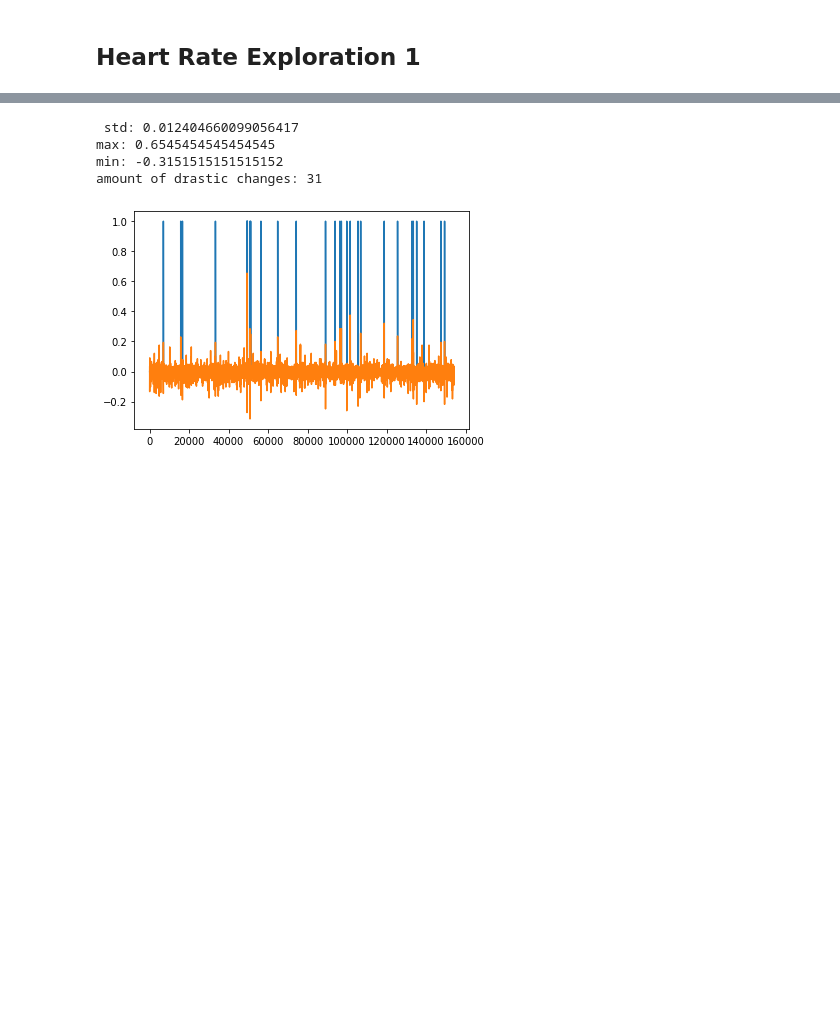
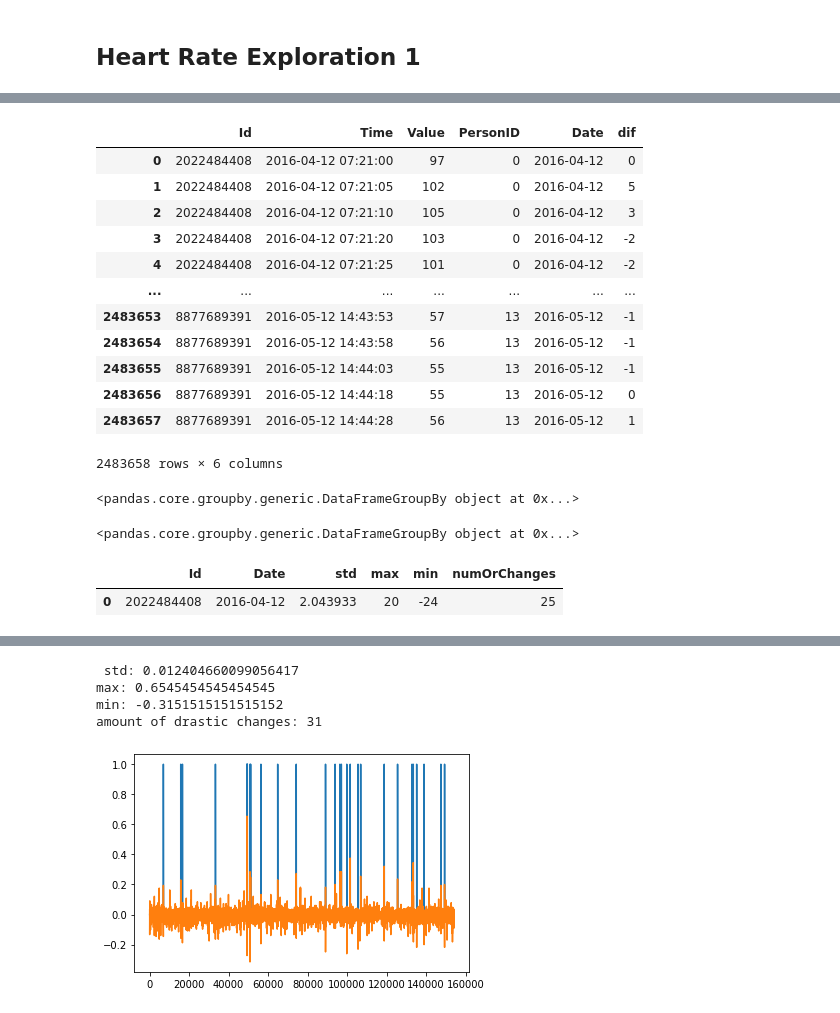
Before and after one commit to idangrady/DataAnalysisCourse, a Jupyter notebook: Idan/DataPre.ipynb, the cells around one changed output, grey strips where cells are left out. Cells and saved outputs as stored; diff of their text form; code cells hidden in the pictures; blank space fills up the shorter version.

```diff
--- a/Idan/DataPre.ipynb
+++ b/Idan/DataPre.ipynb
@@ -396,9 +412,10 @@ result_2.rename(columns = {"Value_x": "Std","Value_y": "Mean", "Value": "Mediam"
 # %%
 merged_Heart_rate = pd.merge([heart_rate_std,heart_rate_mean])
 # %%
-Heart_By_Idx = HeartRateFiltered.set_index("Id")
-Id_To_Idx = {id :num for num,id in enumerate(Heart_By_Idx.index.unique())}
-Heart_By_Idx['PersonID'] = Heart_By_Idx.index.map(Id_To_Idx)
+Heart_By_Idx = HeartRateFiltered #.set_index("Id")
+Id_To_Idx = {id :num for num,id in enumerate(Heart_By_Idx.Id.unique())}
+Idx_to_Id = {num :id for num,id in enumerate(Heart_By_Idx.Id.unique())}
+Heart_By_Idx['PersonID'] = Heart_By_Idx.Id.map(Id_To_Idx)
 
 Heart_By_Idx.Time = pd.to_datetime(Heart_By_Idx.Time)
 # %% [markdown]
@@ -410,0 +443,29 @@ for i in range(13):
+# %%
+Heart_By_Idx
+# %% [output]
+|  | Id | Time | Value | PersonID | Date | dif |
+| 0 | 2022484408 | 2016-04-12 07:21:00 | 97 | 0 | 2016-04-12 | 0 |
+| 1 | 2022484408 | 2016-04-12 07:21:05 | 102 | 0 | 2016-04-12 | 5 |
+| 2 | 2022484408 | 2016-04-12 07:21:10 | 105 | 0 | 2016-04-12 | 3 |
+| 3 | 2022484408 | 2016-04-12 07:21:20 | 103 | 0 | 2016-04-12 | -2 |
+| 4 | 2022484408 | 2016-04-12 07:21:25 | 101 | 0 | 2016-04-12 | -2 |
+| ... | ... | ... | ... | ... | ... | ... |
+| 2483653 | 8877689391 | 2016-05-12 14:43:53 | 57 | 13 | 2016-05-12 | -1 |
+| 2483654 | 8877689391 | 2016-05-12 14:43:58 | 56 | 13 | 2016-05-12 | -1 |
+| 2483655 | 8877689391 | 2016-05-12 14:44:03 | 55 | 13 | 2016-05-12 | -1 |
+| 2483656 | 8877689391 | 2016-05-12 14:44:18 | 55 | 13 | 2016-05-12 | 0 |
+| 2483657 | 8877689391 | 2016-05-12 14:44:28 | 56 | 13 | 2016-05-12 | 1 |
+2483658 rows × 6 columns
+# %%
+Heart_By_Idx.groupby(['Id', 'Date'])
+# %% [output]
+<pandas.core.groupby.generic.DataFrameGroupBy object at 0x...>
+# %%
+Heart_By_Idx[(Heart_By_Idx.PersonID ==1)].groupby(['Date', 'Id'])
+# %% [output]
+<pandas.core.groupby.generic.DataFrameGroupBy object at 0x...>
+# %%
+dif_Df_HeartRate
+# %% [output]
+|  | Id | Date | std | max | min | numOrChanges |
+| 0 | 2022484408 | 2016-04-12 | 2.043933 | 20 | -24 | 25 |
```
Also changed, not shown: parts of 7 cells of this notebook.
